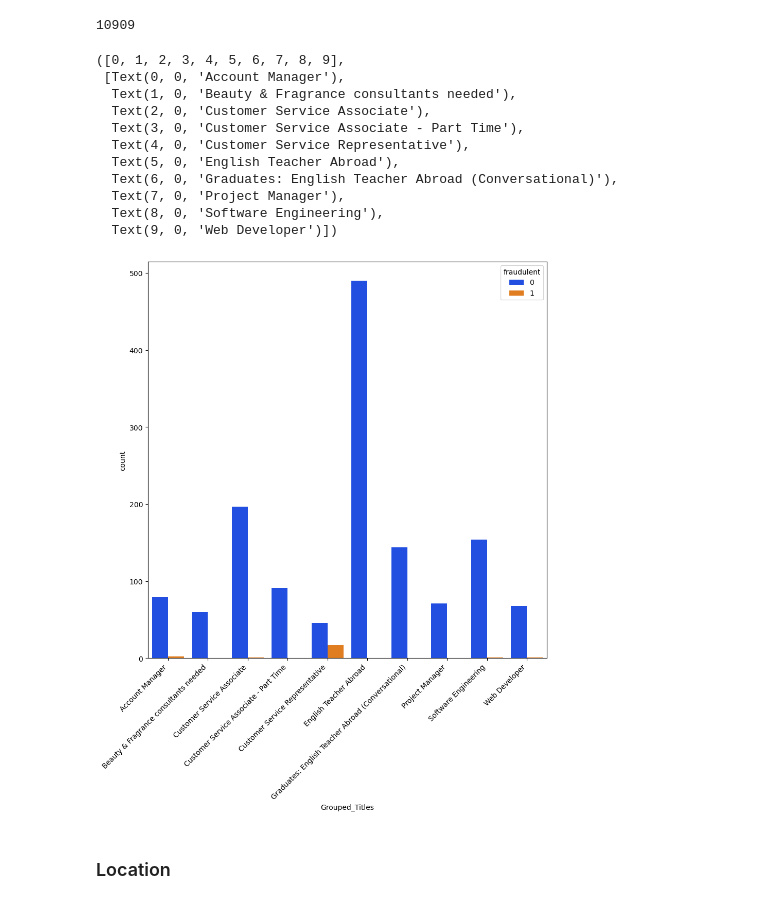
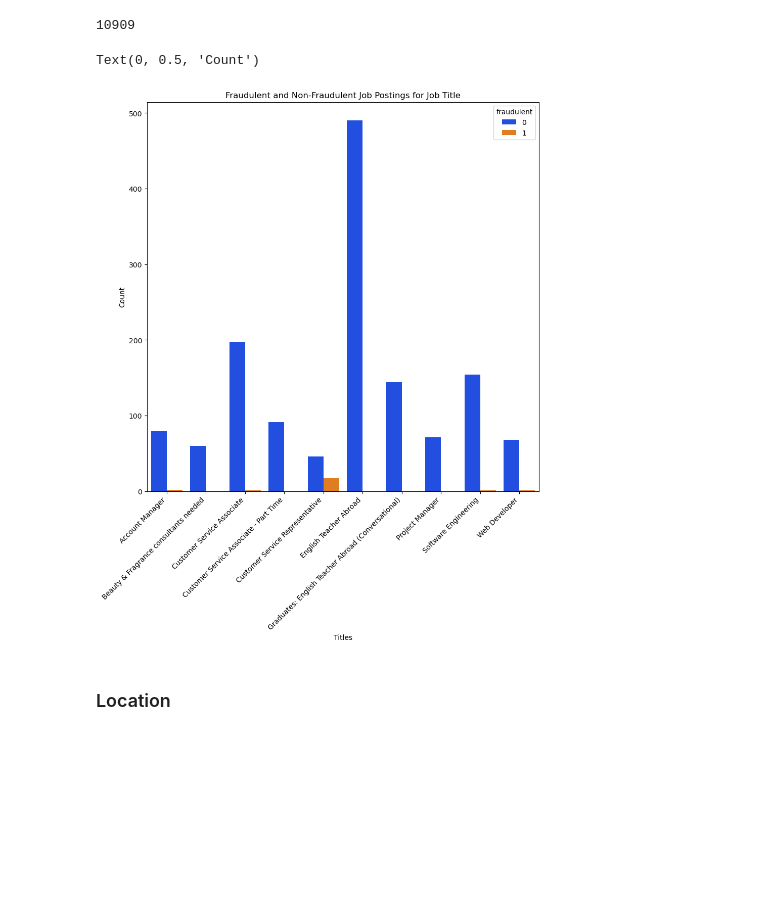
Before and after one commit to ecw70574/dsci2_final_project, a Jupyter notebook: Fake_Job_Postings.ipynb, the cells around one changed output. Drawn from its saved outputs; the diff is of its cells as text; code cells hidden in the pictures; blank space fills up the shorter version.

```diff
--- a/Fake_Job_Postings.ipynb
+++ b/Fake_Job_Postings.ipynb
@@ -341,3 +386,44 @@ plt.ylabel("Count")
 # %% [output]
 Text(0, 0.5, 'Count')
 [figure]
+# %%
+import matplotlib.pyplot as plt
+import seaborn as sns
+
+# Group by Salary Given and Fraud Status
+grouped = jobs.groupby(['Salary Given', 'fraudulent']).size().reset_index(name="count")
+
+# Set plot style
+sns.set(style="whitegrid")
+
+# Create the plot
+plt.figure(figsize=(12, 7))
+barplot = sns.barplot(
+    data=grouped,
+    x='Salary Given',
+    y='count',
+    hue='fraudulent',
+    palette=["#1f77b4", "#ff7f0e"]
+)
+
+# Improve label readability
+plt.xticks(rotation=30, ha='right', fontsize=10)
+plt.yticks(fontsize=10)
+
+# Add value labels
+for p in barplot.patches:
+    height = p.get_height()
+    if height > 0:
+        barplot.annotate(f'{int(height)}',
+                         (p.get_x() + p.get_width() / 2., height),
+                         ha='center', va='bottom', fontsize=9)
+
+# Titles and labels
+plt.title("Fraudulent vs Non-Fraudulent Job Postings by Salary Range", fontsize=14, fontweight='bold')
+plt.xlabel("Salary Range Listed", fontsize=12)
+plt.ylabel("Number of Postings", fontsize=12)
+plt.legend(title="Fraudulent", title_fontsize=11, fontsize=10)
+
+# Final layout
+plt.tight_layout()
+plt.show()
@@ -410,21 +498,15 @@ len(jobs['Grouped_Titles'].unique())
 # %%
 group_titles = filtered_df.groupby(['Grouped_Titles', 'fraudulent']).size().reset_index(name = "count")
 plt.figure(figsize = (10,10))
 sns.barplot(data = group_titles, x = 'Grouped_Titles', y = 'count', hue="fraudulent", palette="bright")
 plt.xticks(rotation=45, ha='right')
+
+plt.title("Fraudulent and Non-Fraudulent Job Postings for Job Title")
+plt.xlabel("Titles")
+plt.ylabel("Count")
 # %% [output]
-([0, 1, 2, 3, 4, 5, 6, 7, 8, 9],
- [Text(0, 0, 'Account Manager'),
-  Text(1, 0, 'Beauty & Fragrance consultants needed'),
-  Text(2, 0, 'Customer Service Associate'),
-  Text(3, 0, 'Customer Service Associate - Part Time'),
-  Text(4, 0, 'Customer Service Representative'),
-  Text(5, 0, 'English Teacher Abroad'),
-  Text(6, 0, 'Graduates: English Teacher Abroad (Conversational)'),
-  Text(7, 0, 'Project Manager'),
-  Text(8, 0, 'Software Engineering'),
-  Text(9, 0, 'Web Developer')])
+Text(0, 0.5, 'Count')
-[figure, old version]
+[figure, new version]
 # %% [markdown]
 ###  Location
 # %%
```
Also changed, not shown: parts of 8 cells of this notebook.
